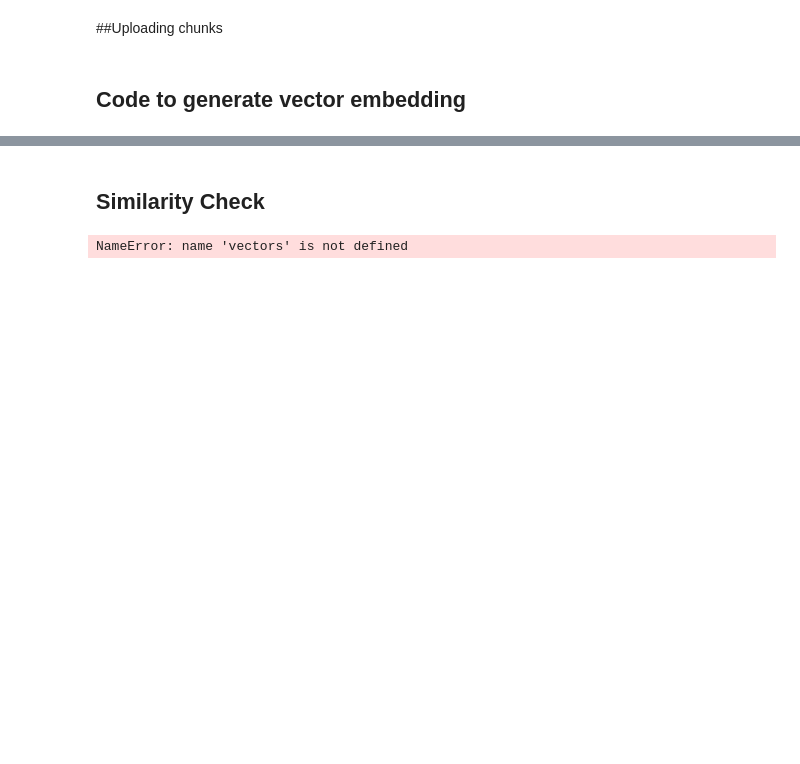
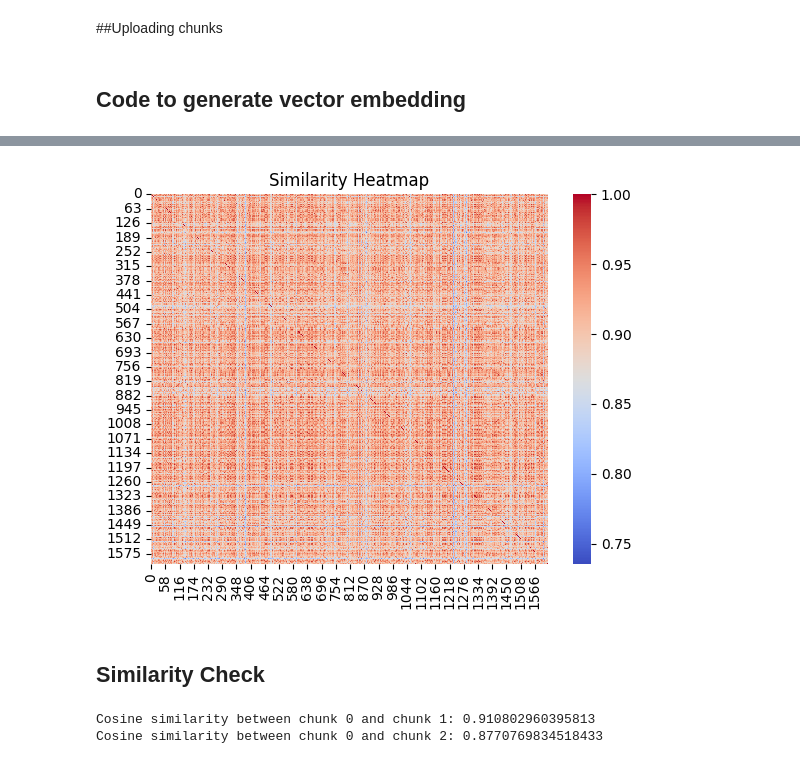
Before and after one commit to YonaniCodes/Scrapify, a Jupyter notebook: notebooks/scrapify_demo.ipynb, the cells around one changed output, grey strips where cells are left out. Drawn from its saved outputs; the diff is of its cells as text; code cells hidden in the pictures; blank space fills up the shorter version.

```diff
--- a/notebooks/scrapify_demo.ipynb
+++ b/notebooks/scrapify_demo.ipynb
@@ -397,0 +455,2 @@ WARNING:huggingface_hub.file_download:Xet Storage is enabled for this repo, but
+# %%
+uploaded_vectors=upload_and_load_embeddings()
@@ -398,3 +479,16 @@ WARNING:huggingface_hub.file_download:Xet Storage is enabled for this repo, but
+# %%
+import matplotlib.pyplot as plt
+import seaborn as sns
+import numpy as np
+from sklearn.metrics.pairwise import cosine_similarity
+
+# Compute cosine similarity between all embeddings
+similarities = cosine_similarity(uploaded_vectors)
+sns.heatmap(similarities, cmap='coolwarm')
+plt.title('Similarity Heatmap')
+plt.show()
+# %% [output]
+[figure, added]
 # %% [markdown]
 ## Similarity Check
 # %%
@@ -402,7 +496,7 @@ import numpy as np
 from sklearn.metrics.pairwise import cosine_similarity
 
 # Compute cosine similarity between all embeddings
-similarities = cosine_similarity(vectors)
+similarities = cosine_similarity(uploaded_vectors)
 
 # Example: Checking similarity between the first chunk and the second chunk
 print(f"Cosine similarity between chunk 0 and chunk 1: {similarities[0][1]}")
@@ -410,4 +504,5 @@ print(f"Cosine similarity between chunk 0 and chunk 1: {similarities[0][1]}")
 # Example: Checking similarity between the first chunk and the third chunk
 print(f"Cosine similarity between chunk 0 and chunk 2: {similarities[0][2]}")
 # %% [output]
-NameError: name 'vectors' is not defined
+Cosine similarity between chunk 0 and chunk 1: 0.910802960395813
+Cosine similarity between chunk 0 and chunk 2: 0.8770769834518433
```
Also changed, not shown: parts of 14 cells of this notebook.
